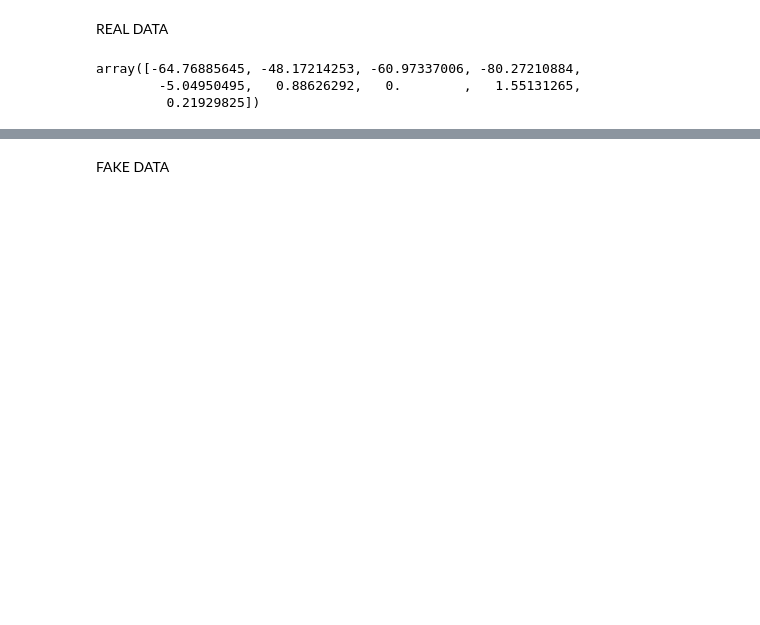
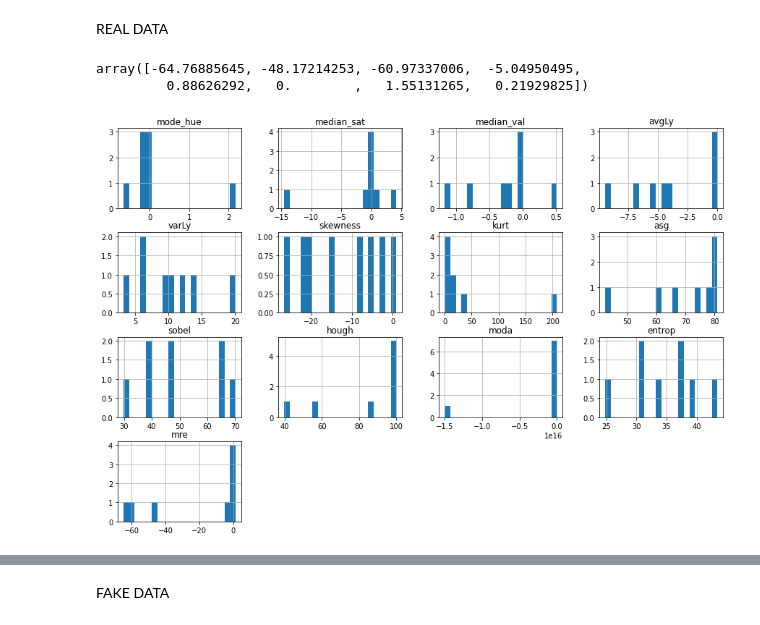
Before and after one commit to asoriagomez/anonymization, a Jupyter notebook: decision_trees.ipynb, the cells around one changed output, grey strips where cells are left out. Saved outputs shown, nothing was run; the diff lists cells and outputs as text; code cells hidden in the pictures; blank space fills up the shorter version.

```diff
--- a/decision_trees.ipynb
+++ b/decision_trees.ipynb
@@ -138,13 +125,12 @@ Evaluate blurred detections
 REAL DATA
 # %%
 """
-Just to store the variables in case I want to only run the prediction algorithm and sth breaks:
+#Just to store the variables in case I want to only run the prediction algorithm and sth breaks:
 
 X = [
     [0.0199558311, 0, 0, -3.9370087362, 18.1592909049, -0.808846786, 16.5768207287, 75.5403011247, 39.1180097594, 65, 48, 28.4595938473],
     [-0.0168090344, 0.0089584329, 0, -0.0448896291, 8.4565450346, -30.3476015054, -3.4740930435, 79.5554377008, 43.0944470812, 50, 4, 40.0772691041],
     [0.0163331972, 1.5478931614, 0, -2.1828865439, 10.5976672075, -9.4476631758, 10.031817702, 77.744974176, 40.2467232074, 0, 52, 34.4465434312],
-    [-1.7273576097, 2.2361225048, -2.7985172036, -4.1251554974, 13.2269203183,8.1517480187, 2.453578898, 69.4335481385, 26.897687841, 100, 0, 19.3451632866],
     [0.1623376623, 0.8058774055, 0.4057247899, -0.9957830294, 5.0915314259, 6.9093835695, -0.4786840135, 38.2275653214, 32.8210491585, 0, 48, 36.579091585],
     [0, -3.4120734908, 0.6172839506, 1.042405631, 8.6160769487, -94.1124430578, 43.9298421859, 71.8558320226, 32.6462947771, 0, 52, 24.8169337259],
     [0.0941619586, 0.5823889189, 0, -7.4179417169, 5.1572279748, 18.7093819757, 110.9876290928, 84.7017225768, 47.2196202126, 50, 24,36.8991484894],
@@ -153,18 +139,18 @@ X = [
     ]
 
 y = [
-    {'n_calibrated': 9.887359199, 'optim': -24.3703703704, '2D_BBA': -192.6595635743, '3D_BBA': -188.5383087964, 'keypoints_img': 0.3947604522, 'matches_img': -251.2678653757, 'mre': -64.7688564477, 'dMTP1-2': -0.4486316734, 'dMTP1-3': -0.524071482, 'GSD': nan},
-    {'n_calibrated': -95.6043956044, 'optim': -109.8461538462, '2D_BBA': -337.8341652475, '3D_BBA': -243.4074988887, 'keypoints_img': -15.4049704988, 'matches_img': -255.0597460792, 'mre': -48.1721425266, 'dMTP1-2': 0.1588772673, 'dMTP1-3': 0.011724704, 'GSD': nan},
-    {'n_calibrated': -5.6910569106, 'optim': -29.9787234043, '2D_BBA': -164.9237496766, '3D_BBA': -156.5558523693, 'keypoints_img': 3.989168216, 'matches_img': -165.5316021558, 'mre': -60.9733700643, 'dMTP1-2': -75.3124180722, 'dMTP1-3': -0.524071482, 'GSD': nan},
-    {'n_calibrated': 0.9433962264, 'optim': -27.3653846154, '2D_BBA': -261.1176652204, '3D_BBA': -243.0086103687, 'keypoints_img': 1.7005239452, 'matches_img': -320.9728363866, 'mre': -80.2721088435, 'dMTP1-2': 0.2983590254, 'dMTP1-3': 2.220784821, 'GSD': nan},
-    {'n_calibrated': -7.9812206573, 'optim': -3.4482758621, '2D_BBA': 7.6408096975, '3D_BBA': 5.3123181151, 'keypoints_img': -0.5094882965, 'matches_img': 14.8945518453, 'mre': -5.0495049505, 'dMTP1-2': 2.2277227723, 'dMTP1-3': 0.9493670886, 'GSD': 0.2457050082},
-    {'n_calibrated': 2.4830699774, 'optim': 72.7272727273, '2D_BBA': 1.7884586328, '3D_BBA': 1.3840167832, 'keypoints_img': -2.0069501386, 'matches_img': -0.8304093567, 'mre': 0.8862629247, 'dMTP1-2': -1.2307692308, 'dMTP1-3': -1.3705641492, 'GSD': 0.0107811759},
-    {'n_calibrated': 0, 'optim': -181.8181818182, '2D_BBA': 1.2536327747, '3D_BBA': 0.6793378476, 'keypoints_img': 0.2039187871, 'matches_img': 1.4216620255, 'mre': 0, 'dMTP1-2': 0, 'dMTP1-3': -0.3058954394, 'GSD': 0.0421273562},
-    {'n_calibrated': 0, 'optim': 40, '2D_BBA': 5.3047299935, '3D_BBA': 2.7987497724, 'keypoints_img': 1.3136851725, 'matches_img': 4.4226773523, 'mre': 1.5513126492, 'dMTP1-2': 99.4870903243, 'dMTP1-3': 97.2577043323, 'GSD': 0.0027404966},
-    {'n_calibrated': 0, 'optim': -0.826446281, '2D_BBA': 0.5487977644, '3D_BBA': 0.3895910535, 'keypoints_img': 0.7866482407, 'matches_img': 0.7027027027, 'mre': 0.2192982456, 'dMTP1-2': -595.8904109589, 'dMTP1-3': -54.7557840617, 'GSD': 0.001527}
+    {'n_calibrated': 9.887359199, 'optim': -24.3703703704, '2D_BBA': -192.6595635743, '3D_BBA': -188.5383087964, 'keypoints_img': 0.3947604522, 'matches_img': -251.2678653757, 'mre': -64.7688564477, 'dMTP1-2': -0.4486316734, 'dMTP1-3': -0.524071482},
+    {'n_calibrated': -95.6043956044, 'optim': -109.8461538462, '2D_BBA': -337.8341652475, '3D_BBA': -243.4074988887, 'keypoints_img': -15.4049704988, 'matches_img': -255.0597460792, 'mre': -48.1721425266, 'dMTP1-2': 0.1588772673, 'dMTP1-3': 0.011724704},
+    {'n_calibrated': -5.6910569106, 'optim': -29.9787234043, '2D_BBA': -164.9237496766, '3D_BBA': -156.5558523693, 'keypoints_img': 3.989168216, 'matches_img': -165.5316021558, 'mre': -60.9733700643, 'dMTP1-2': -75.3124180722, 'dMTP1-3': -0.524071482},
+    {'n_calibrated': -7.9812206573, 'optim': -3.4482758621, '2D_BBA': 7.6408096975, '3D_BBA': 5.3123181151, 'keypoints_img': -0.5094882965, 'matches_img': 14.8945518453, 'mre': -5.0495049505, 'dMTP1-2': 2.2277227723, 'dMTP1-3': 0.9493670886},
+    {'n_calibrated': 2.4830699774, 'optim': 72.7272727273, '2D_BBA': 1.7884586328, '3D_BBA': 1.3840167832, 'keypoints_img': -2.0069501386, 'matches_img': -0.8304093567, 'mre': 0.8862629247, 'dMTP1-2': -1.2307692308, 'dMTP1-3': -1.3705641492},
+    {'n_calibrated': 0, 'optim': -181.8181818182, '2D_BBA': 1.2536327747, '3D_BBA': 0.6793378476, 'keypoints_img': 0.2039187871, 'matches_img': 1.4216620255, 'mre': 0, 'dMTP1-2': 0, 'dMTP1-3': -0.3058954394},
+    {'n_calibrated': 0, 'optim': 40, '2D_BBA': 5.3047299935, '3D_BBA': 2.7987497724, 'keypoints_img': 1.3136851725, 'matches_img': 4.4226773523, 'mre': 1.5513126492, 'dMTP1-2': 99.4870903243, 'dMTP1-3': 97.2577043323},
+    {'n_calibrated': 0, 'optim': -0.826446281, '2D_BBA': 0.5487977644, '3D_BBA': 0.3895910535, 'keypoints_img': 0.7866482407, 'matches_img': 0.7027027027, 'mre': 0.2192982456, 'dMTP1-2': -595.8904109589, 'dMTP1-3': -54.7557840617}
     ]
+
+#DONt use GSD because there are NaNs
 """
-#DONt use GSD because there are NaNs
 # %%
 dfY = pd.DataFrame(y)
 names = ['mode_hue', 'median_sat', 'median_val', 'avgLy', 'varLy', 'skewness', 'kurt', 'asg', 'sobel', 'hough', 'moda', 'entrop']
@@ -174,16 +160,17 @@ X_df = pd.DataFrame(data=np.array(X), columns=names)
 yvals = dfY['mre'].values
 yvals
 # %% [output]
-array([-64.76885645, -48.17214253, -60.97337006, -80.27210884,
-        -5.04950495,   0.88626292,   0.        ,   1.55131265,
-         0.21929825])
+array([-64.76885645, -48.17214253, -60.97337006,  -5.04950495,
+         0.88626292,   0.        ,   1.55131265,   0.21929825])
 # %%
 # Analyze the data (missing values, zeros, etc.)
 
 
 X_df['mre'] = np.array(yvals)
 f, ax0 = plt.subplots(figsize=(15,10))
-X_df.hist(ax = ax0, bins = 10);
+X_df.hist(ax = ax0, bins = 20);
+# %% [output]
+[figure, added]
 # %%
 # Split into train and test
 
```
Also changed, not shown: parts of 20 cells of this notebook, 3 other files.
